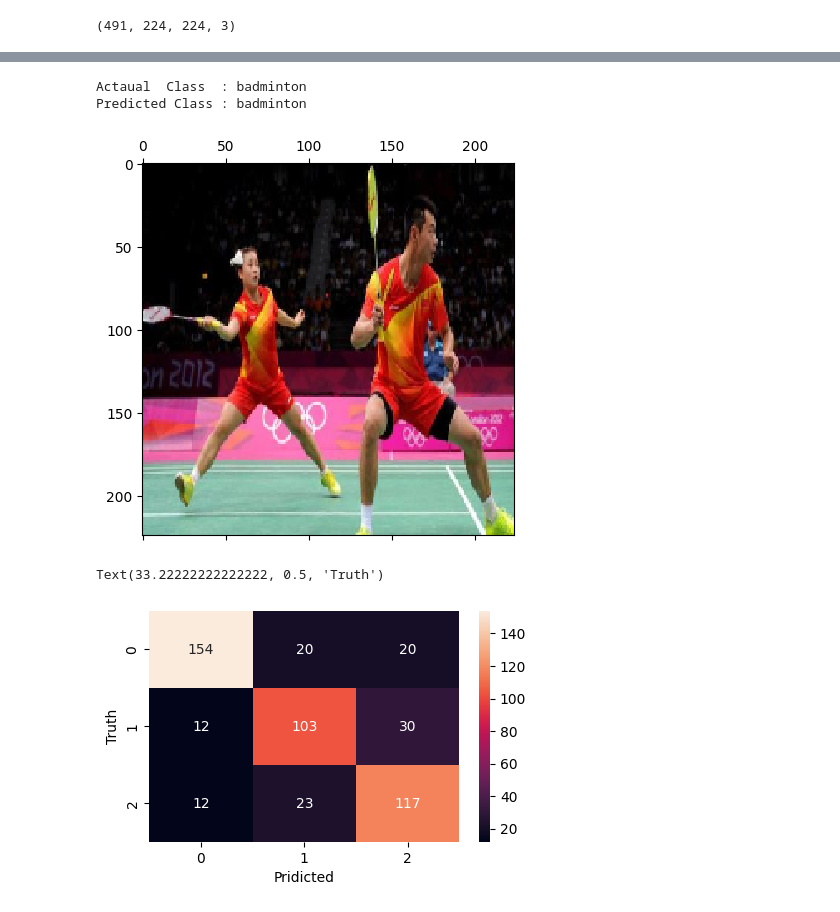
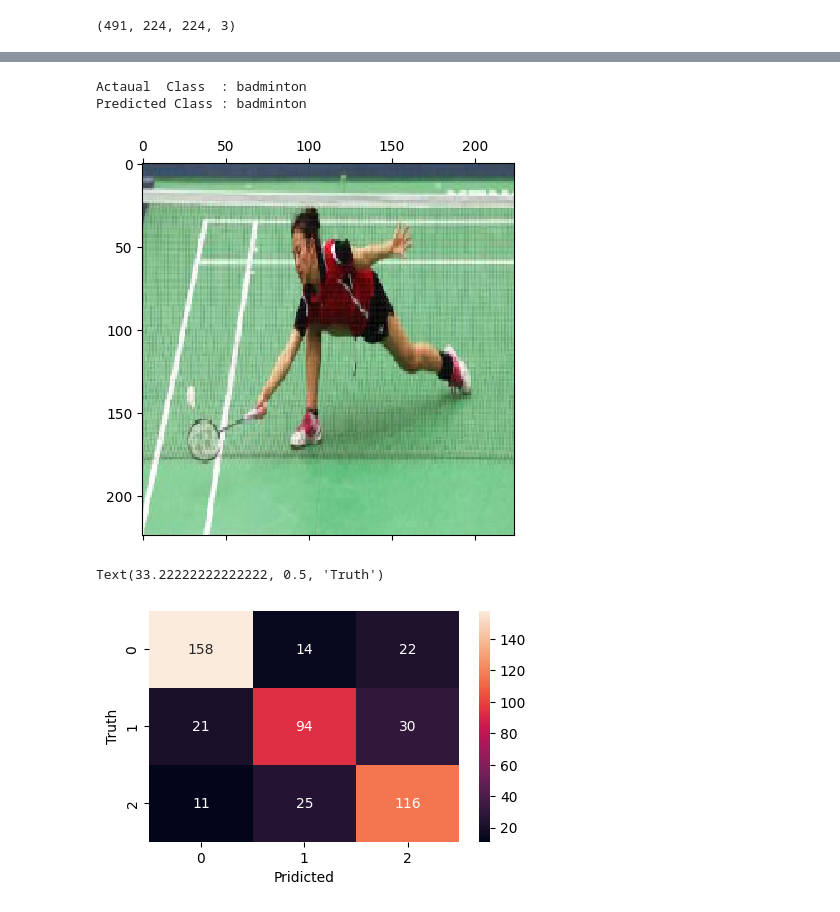
Before and after one commit to priyanshurajput198/SportsVideoClassification, a Jupyter notebook: Classifier/TrainClassifer.ipynb, the cells around one changed output, grey strips where cells are left out. Drawn from its saved outputs; the diff is of its cells as text; code cells hidden in the pictures.

```diff
--- a/Classifier/TrainClassifer.ipynb
+++ b/Classifier/TrainClassifer.ipynb
@@ -193,5 +193,5 @@ Model saved successfully at: ../Model/SportsClassificationModel3.keras
 # %%
-model3 = load_model(r"..\Model\SportsClassificationModel2.keras")
-loss, accuracy = model3.evaluate(x_test , y_test_encoded)
+model = load_model(r"..\Model\SportsClassificationModel.keras")
+loss, accuracy = model.evaluate(x_test , y_test_encoded)
 print(f"Test Loss: {loss}, Test Accuracy: {accuracy}")
 # %% [output]
@@ -214,4 +199,0 @@ Test Loss: 0.8082460165023804, Test Accuracy: 0.7128309607505798
-# %%
-model = load_model(r"..\Model\SportsClassificationModel3.keras")
-loss, accuracy = model.evaluate(x_test , y_test_encoded)
-print(f"Test Loss: {loss}, Test Accuracy: {accuracy}")
@@ -229,12 +208,12 @@ y_pridict=model.predict(x_test)
 # %%
-index=190
+index=140
 plt.matshow(x_test[index])
 print("Actaual  Class  :",Sports_Labels[y_test[index]])
 print("Predicted Class :",Sports_Labels[np.argmax(y_pridict[index])])
 # %% [output]
 Actaual  Class  : badminton
 Predicted Class : badminton
-[figure, old version]
+[figure, new version]
 # %%
 y_pridict_label=[ np.argmax(i) for i in y_pridict ]
 cm=tf.math.confusion_matrix(labels= y_test ,predictions=y_pridict_label)
@@ -246,4 +225,4 @@ plt.xlabel("Pridicted")
 plt.ylabel("Truth")
 # %% [output]
 Text(33.22222222222222, 0.5, 'Truth')
-[figure, old version]
+[figure, new version]
```
Also changed, not shown: parts of 10 cells of this notebook, 2 other files.
